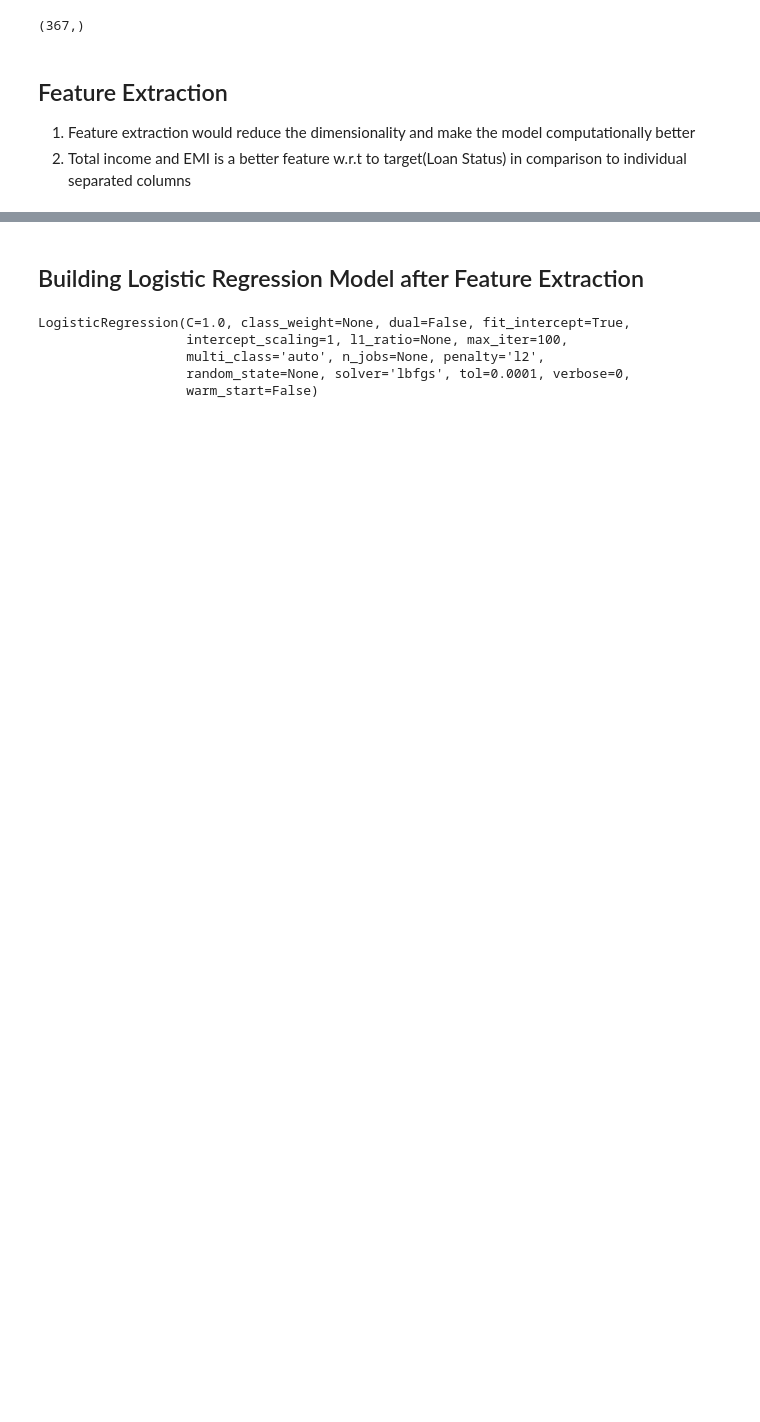
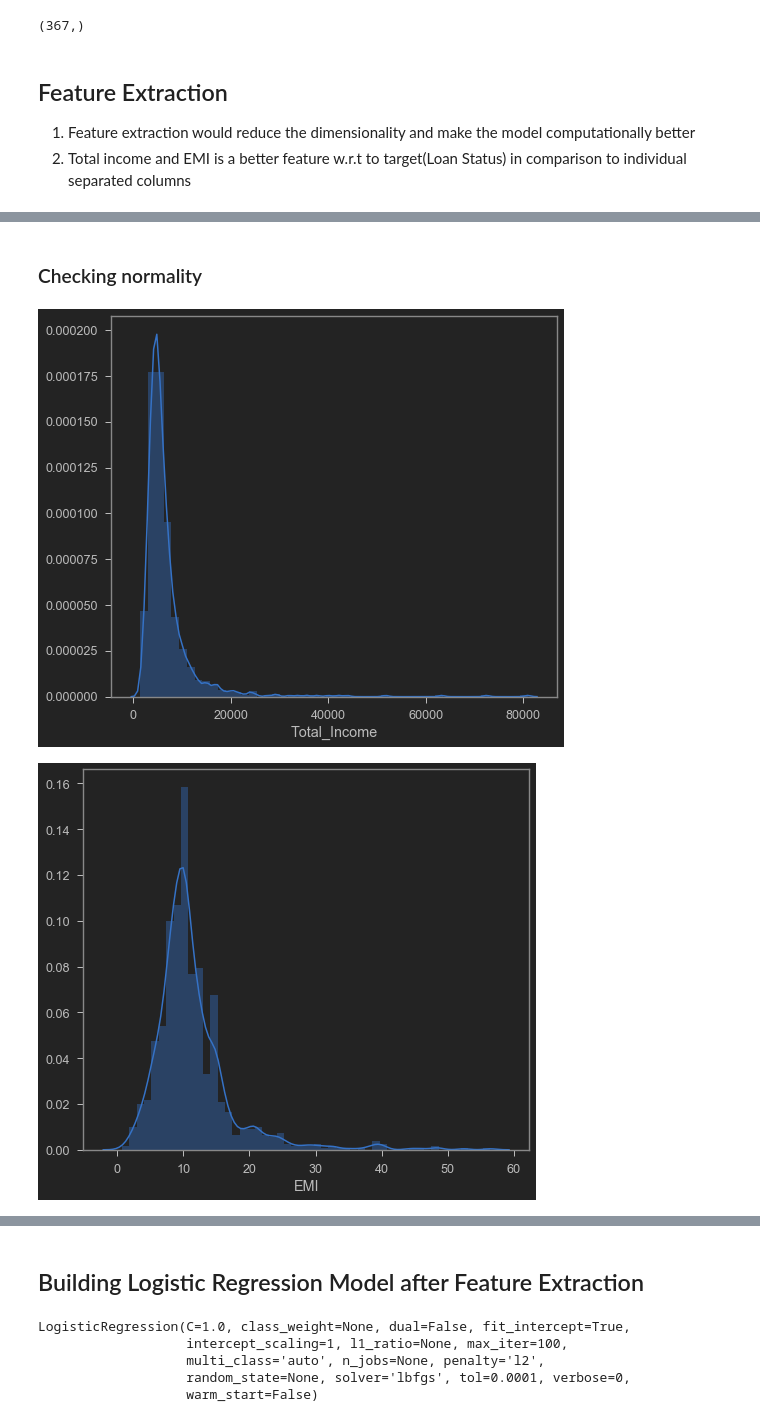
Before and after one commit to sahil0094/Loan-Prediction, a Jupyter notebook: Loan_Prediction.ipynb, the cells around one changed output, grey strips where cells are left out. Drawn from its saved outputs; the diff is of its cells as text; code cells hidden in the pictures; blank space fills up the shorter version.

```diff
--- a/Loan_Prediction.ipynb
+++ b/Loan_Prediction.ipynb
@@ -324,10 +303,0 @@ for i in df[['ApplicantIncome', 'CoapplicantIncome', 'LoanAmount']]:
-# %%
-#Using boxcox transformation to treat outliers
-from scipy.stats import boxcox
-for i in df[['ApplicantIncome', 'CoapplicantIncome', 'LoanAmount']]:
-    df[i]=boxcox(df[i])[0]
-# %%
-#Checking distribution after boxplot
-for i in df[['ApplicantIncome', 'CoapplicantIncome', 'LoanAmount']]:
-    sns.boxplot(df[i])
-    plt.show()
@@ -400,6 +374,6 @@ output.to_csv('submission.csv',index=False)
 # %%
 df['Total_Income']=df.ApplicantIncome+df.CoapplicantIncome
-df['EMI']=df.LoanAmount/df.Loan_Amount_Term
+df['EMI']=(df.LoanAmount*.075*((1.075)**(df.Loan_Amount_Term)))/((1.075)**(df.Loan_Amount_Term-1))
 # %%
 #Dropping old columns and Gender,Self_Employed columns as well
 df.drop(columns=['ApplicantIncome','CoapplicantIncome','LoanAmount','Loan_Amount_Term','Gender','Self_Employed'],inplace=True)
@@ -408,0 +383,8 @@ df.shape
+# %%
+df.Education=df.Education.astype(np.int32)
+df.Prop__Semiurban=df.Prop__Semiurban.astype(np.int32)
+df.Prop__Urban=df.Prop__Urban.astype(np.int32)
+df.Married=df.Married.astype(np.int32)
+df.Credit_History=df.Credit_History.astype(np.int32)
+df.Total_Income=df.Total_Income.astype(np.float)
+df.EMI=df.EMI.astype(np.float)
@@ -408,0 +402,9 @@ df.shape
+# %% [markdown]
+### Checking normality
+# %%
+for i in df[['Total_Income','EMI']]:
+    sns.distplot(df[i])
+    plt.show()
+# %% [output]
+[figure, added]
+[figure, added]
```
Also changed, not shown: parts of 68 cells of this notebook.
